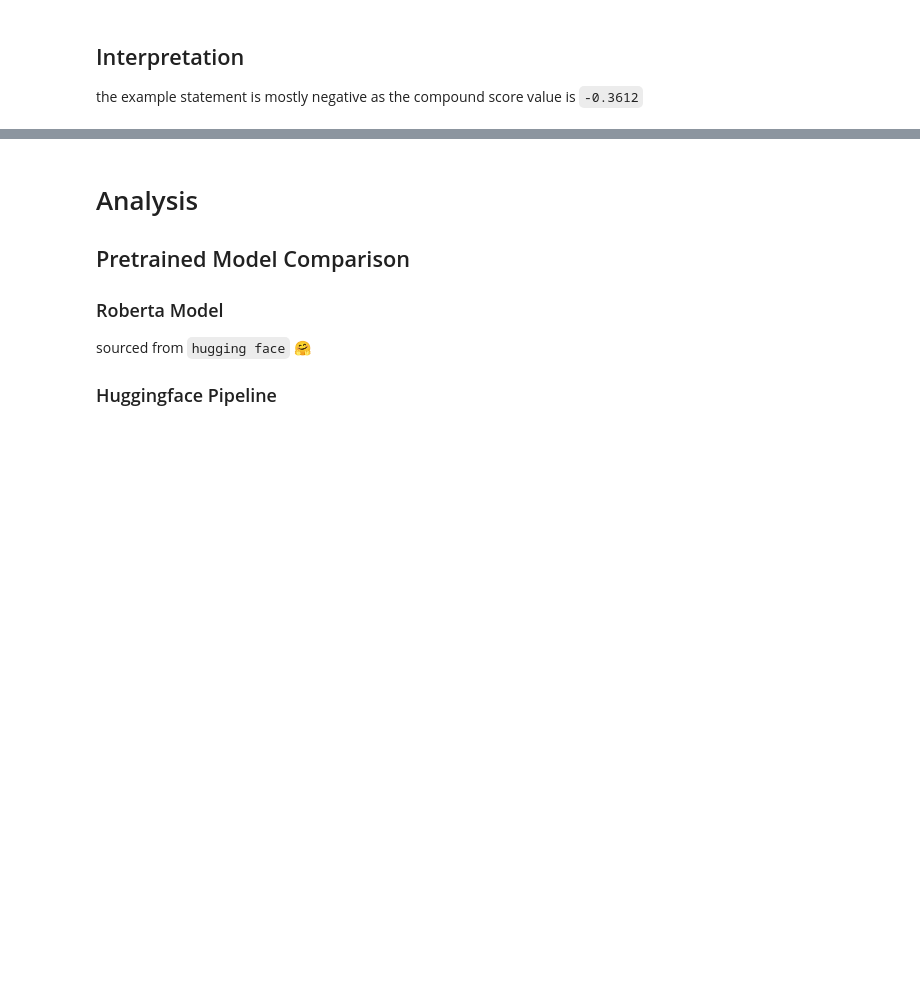
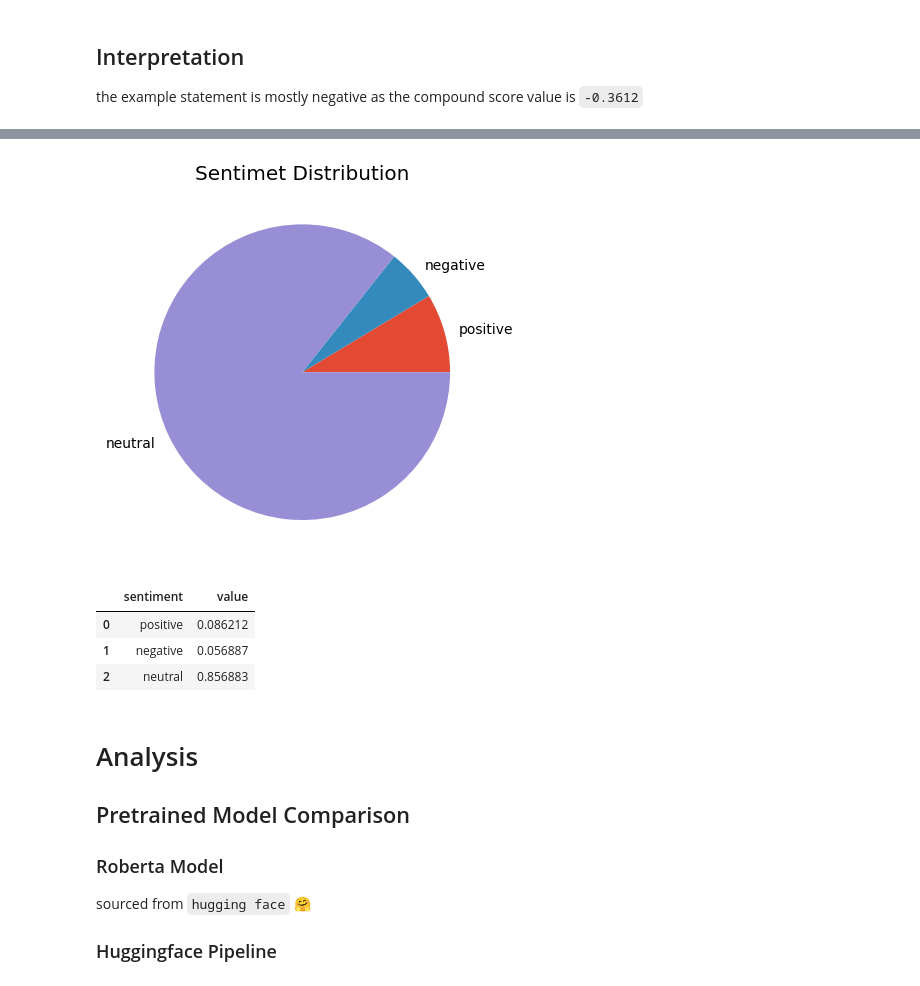
Before and after one commit to dnzambuli/Twitter_Sentiment_Analysis, a Jupyter notebook: twitter_sentiment_analysis_group_project.ipynb, the cells around one changed output, grey strips where cells are left out. Drawn from its saved outputs; the diff is of its cells as text; code cells hidden in the pictures; blank space fills up the shorter version.

```diff
--- a/twitter_sentiment_analysis_group_project.ipynb
+++ b/twitter_sentiment_analysis_group_project.ipynb
@@ -376,3 +458,25 @@ If I smelled the scent of hand sanitizers today on someone in the past, I would
+# %%
+# tweet distribution as percentages
+vaders_pos = vaders_df['pos'].mean()
+vaders_neg = vaders_df['neg'].mean()
+vaders_neu = vaders_df['neu'].mean()
+
+vader_distrib = {'sentiment': ['positive', 'negative', 'neutral'],
+                 'value' : [vaders_pos,vaders_neg, vaders_neu]}
+vaders_perc_distrib = pd.DataFrame(vader_distrib)
+plt.pie(vaders_perc_distrib['value'],
+        labels = vaders_perc_distrib['sentiment'])
+plt.title("Sentimet Distribution")
+plt.show()
+# %% [output]
+[figure, added]
+# %%
+vaders_perc_distrib
+# %% [output]
+|  | sentiment | value |
+| 0 | positive | 0.086212 |
+| 1 | negative | 0.056887 |
+| 2 | neutral | 0.856883 |
 # %% [markdown]
 # Analysis
 
```
Also changed, not shown: parts of 33 cells of this notebook.
